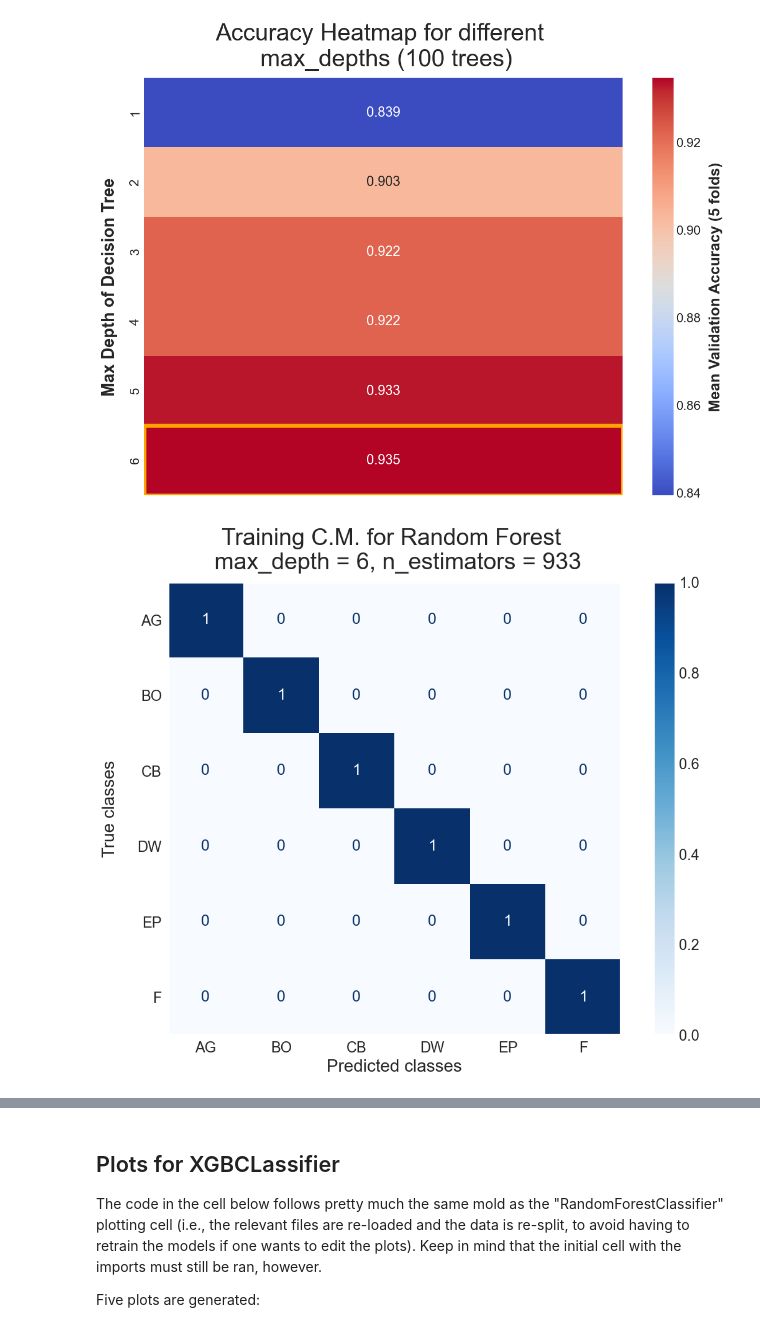
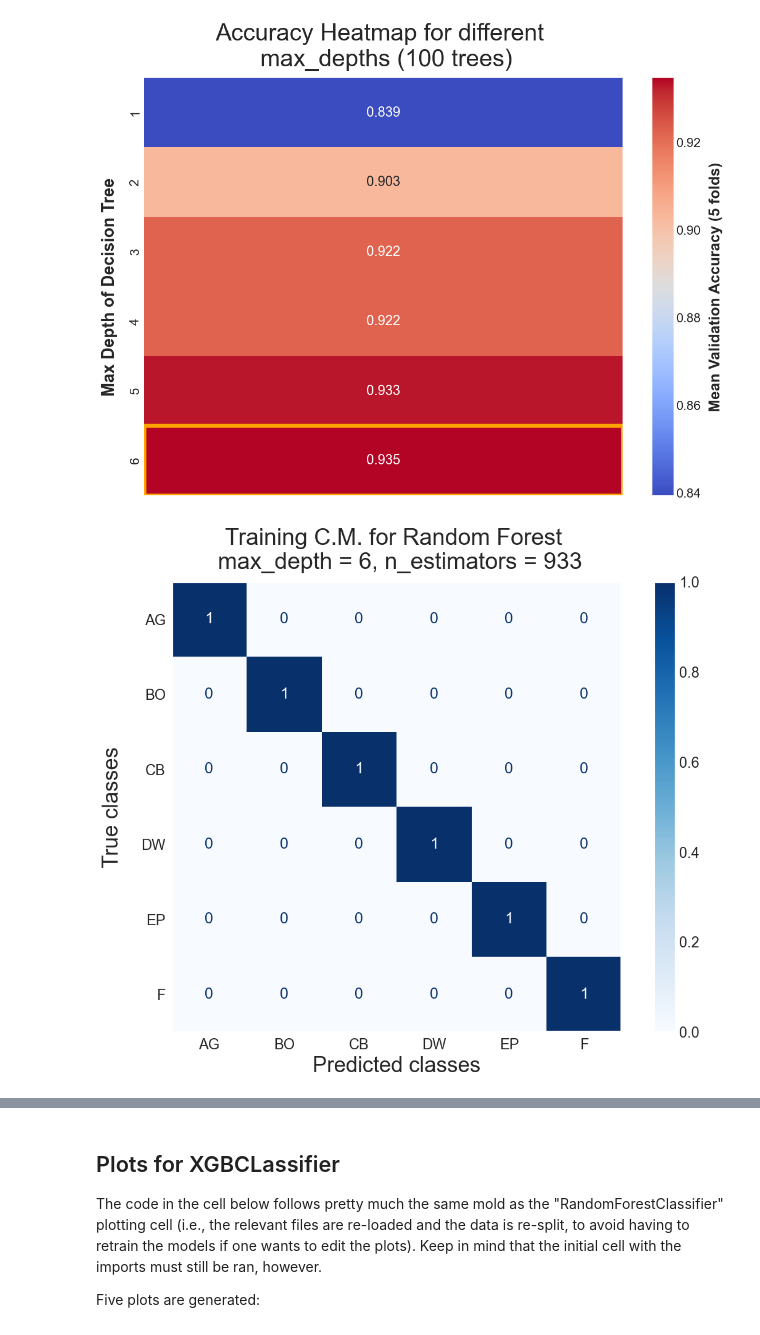
Before and after one commit to gresslos/FYS-STK_Project3, a Jupyter notebook: EnsembleMethods.ipynb, the cells around one changed output, grey strips where cells are left out. Saved outputs shown, nothing was run; the diff lists cells and outputs as text; code cells hidden in the pictures.

Commit message:
Just some changes to make the labels in the plots more readable

```diff
--- a/EnsembleMethods.ipynb
+++ b/EnsembleMethods.ipynb
@@ -525,27 +525,27 @@ plt.show()
 # %%
 ################## CONFUSION MATRICES ##################################################
 sns.set_style('darkgrid')
 fig0, ax0 = plt.subplots(figsize=(12, 9))
 plt.grid()
 
 classes = ['AG', 'BO', 'CB','DW','EP','F']
 # Plot training confusion matrix
 disp = ConfusionMatrixDisplay.from_predictions(y_train, train_predictions_RF, ax=ax0, display_labels = classes, cmap='Blues', normalize = "true", text_kw = dict(fontsize = 18), colorbar = False)
 
 
 image = disp.im_
 
 cbar = disp.ax_.figure.colorbar(image, ax=disp.ax_)
 cbar.ax.tick_params(labelsize = 17)
 
 ax0.set_title(f'Training C.M. for Random Forest \n max_depth = {optimalparamsRF[0]}, n_estimators = {int(optimal_estimatorsRF)}', fontsize = 27, pad = 15)
 ax0.tick_params(axis='both', which='both', length=0, labelsize = 17, pad = 7)
-ax0.set_xlabel('Predicted classes', fontsize = 20)
-ax0.set_ylabel('True classes', fontsize = 20, labelpad = 22)
+ax0.set_xlabel('Predicted classes', fontsize = 25)
+ax0.set_ylabel('True classes', fontsize = 25, labelpad = 22)
 plt.savefig(PATH_1 + "/Training_CM_RF.png", bbox_inches='tight', facecolor = 'white')
 plt.show()
 # %% [output]
-[figure, old version]
+[figure, new version]
 # %%
 # Plot test confusion matrix
 sns.set_style('darkgrid')
```
Also changed, not shown: parts of 7 cells of this notebook, 8 other files.
